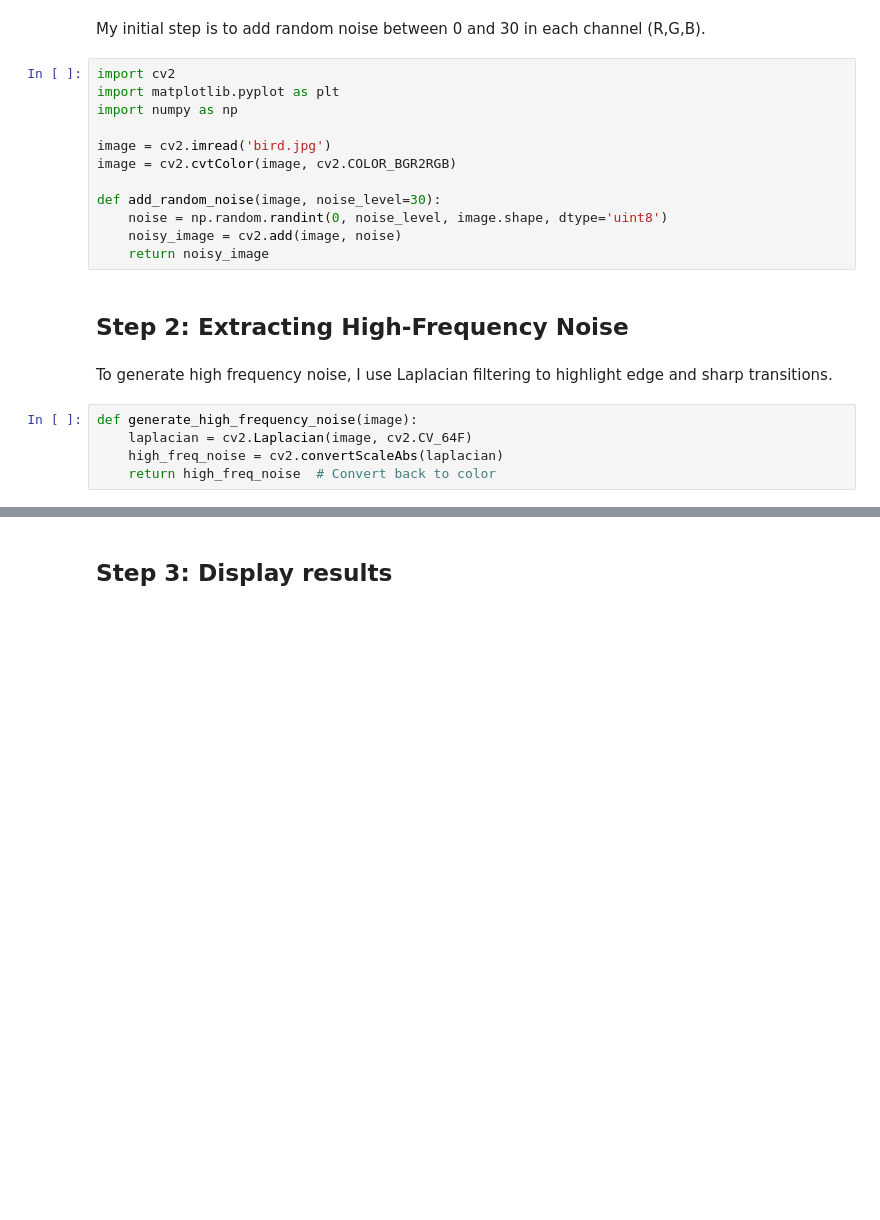
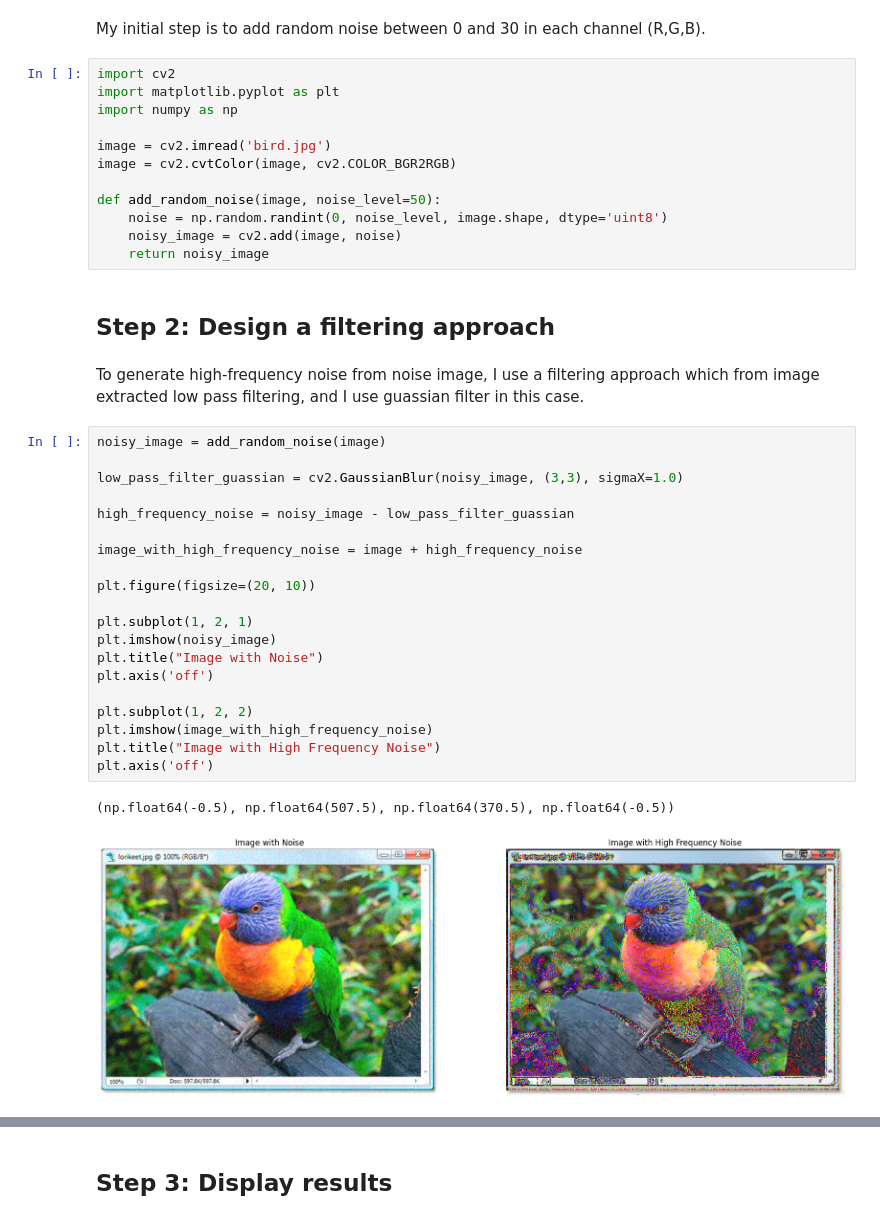
Before and after one commit to raminguyen/Compute_Vision_Class_Project, a Jupyter notebook: Assignment2submssion.ipynb, the cells around one changed output, grey strips where cells are left out. Saved outputs shown, nothing was run; the diff lists cells and outputs as text; blank space fills up the shorter version.

```diff
--- a/Assignment2submssion.ipynb
+++ b/Assignment2submssion.ipynb
@@ -25,16 +25,34 @@ import numpy as np
 image = cv2.imread('bird.jpg')
 image = cv2.cvtColor(image, cv2.COLOR_BGR2RGB)
 
-def add_random_noise(image, noise_level=30):
+def add_random_noise(image, noise_level=50):
     noise = np.random.randint(0, noise_level, image.shape, dtype='uint8')
     noisy_image = cv2.add(image, noise)
     return noisy_image
-# %% [markdown]
-## Step 2: Extracting High-Frequency Noise
-# %% [markdown]
-To generate high frequency noise, I use Laplacian filtering to highlight edge and sharp transitions.
-# %%
-def generate_high_frequency_noise(image):
-    laplacian = cv2.Laplacian(image, cv2.CV_64F)
-    high_freq_noise = cv2.convertScaleAbs(laplacian)
-    return high_freq_noise  # Convert back to color
+# %% [markdown]
+## Step 2: Design a filtering approach
+# %% [markdown]
+To generate high-frequency noise from noise image, I use a filtering approach which from image extracted low pass filtering, and I use guassian filter in this case.
+# %%
+noisy_image = add_random_noise(image)
+
+low_pass_filter_guassian = cv2.GaussianBlur(noisy_image, (3,3), sigmaX=1.0)
+
+high_frequency_noise = noisy_image - low_pass_filter_guassian
+
+image_with_high_frequency_noise = image + high_frequency_noise
+
+plt.figure(figsize=(20, 10))
+
+plt.subplot(1, 2, 1)
+plt.imshow(noisy_image)
+plt.title("Image with Noise")
+plt.axis('off')
+
+plt.subplot(1, 2, 2)
+plt.imshow(image_with_high_frequency_noise)
+plt.title("Image with High Frequency Noise")
+plt.axis('off')
+# %% [output]
+(np.float64(-0.5), np.float64(507.5), np.float64(370.5), np.float64(-0.5))
+[figure, added]
```
Also changed, not shown: parts of 4 cells of this notebook.
